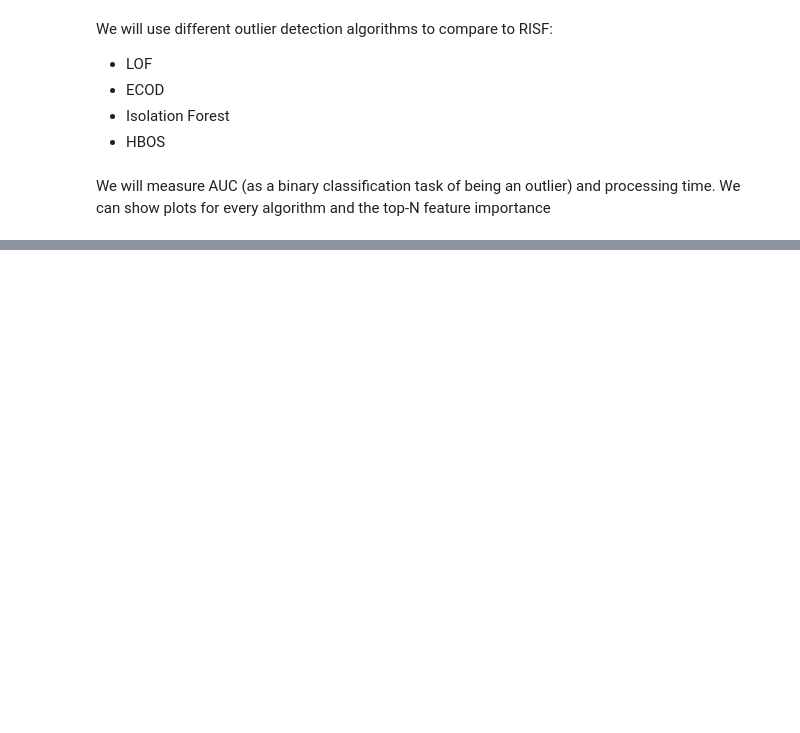
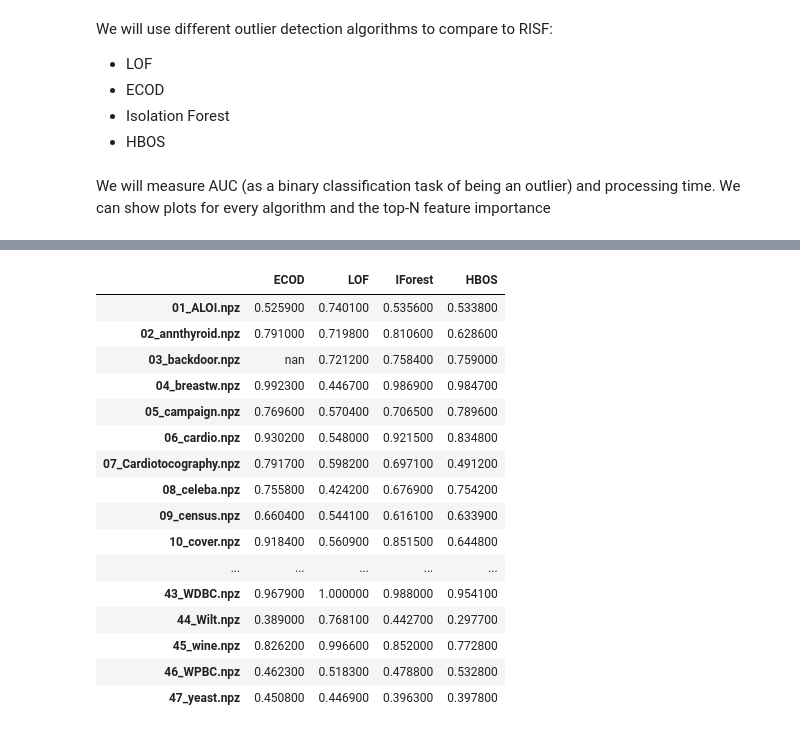
Before and after one commit to SebChw/RSIF, a Jupyter notebook: notebooks/experiment_basic.ipynb, the cells around one changed output, grey strips where cells are left out. Saved outputs shown, nothing was run; the diff lists cells and outputs as text; code cells hidden in the pictures; blank space fills up the shorter version.

```diff
--- a/notebooks/experiment_basic.ipynb
+++ b/notebooks/experiment_basic.ipynb
@@ -126,0 +226,22 @@ numpy.float64
+# %%
+train_roc = df.apply(lambda x: x.str[0])
+train_roc = train_roc.style.highlight_max(color = 'green', axis = 1)
+train_roc
+# %% [output]
+|  | ECOD | LOF | IForest | HBOS |
+| 01_ALOI.npz | 0.525900 | 0.740100 | 0.535600 | 0.533800 |
+| 02_annthyroid.npz | 0.791000 | 0.719800 | 0.810600 | 0.628600 |
+| 03_backdoor.npz | nan | 0.721200 | 0.758400 | 0.759000 |
+| 04_breastw.npz | 0.992300 | 0.446700 | 0.986900 | 0.984700 |
+| 05_campaign.npz | 0.769600 | 0.570400 | 0.706500 | 0.789600 |
+| 06_cardio.npz | 0.930200 | 0.548000 | 0.921500 | 0.834800 |
+| 07_Cardiotocography.npz | 0.791700 | 0.598200 | 0.697100 | 0.491200 |
+| 08_celeba.npz | 0.755800 | 0.424200 | 0.676900 | 0.754200 |
+| 09_census.npz | 0.660400 | 0.544100 | 0.616100 | 0.633900 |
+| 10_cover.npz | 0.918400 | 0.560900 | 0.851500 | 0.644800 |
+| ... | ... | ... | ... | ... |
+| 43_WDBC.npz | 0.967900 | 1.000000 | 0.988000 | 0.954100 |
+| 44_Wilt.npz | 0.389000 | 0.768100 | 0.442700 | 0.297700 |
+| 45_wine.npz | 0.826200 | 0.996600 | 0.852000 | 0.772800 |
+| 46_WPBC.npz | 0.462300 | 0.518300 | 0.478800 | 0.532800 |
+| 47_yeast.npz | 0.450800 | 0.446900 | 0.396300 | 0.397800 |
```
Also changed, not shown: parts of 22 cells of this notebook, 8 other files.
